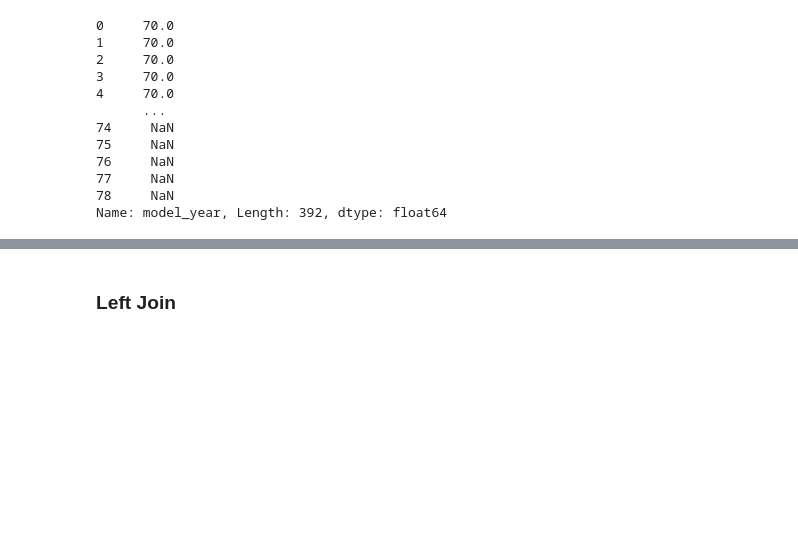
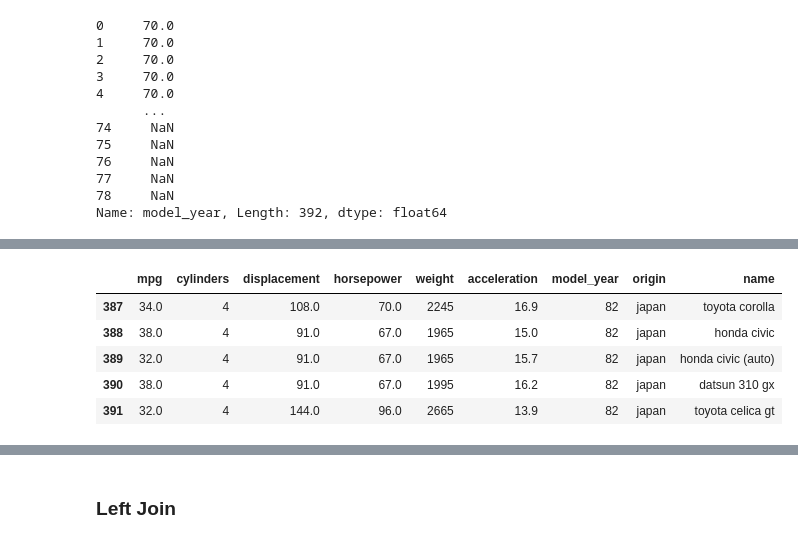
Before and after one commit to jho97/data-analyst-week-2, a Jupyter notebook: may_26/personal_work/Exercise_12.ipynb, the cells around one changed output, grey strips where cells are left out. Drawn from its saved outputs; the diff is of its cells as text; code cells hidden in the pictures; blank space fills up the shorter version.

```diff
--- a/may_26/personal_work/Exercise_12.ipynb
+++ b/may_26/personal_work/Exercise_12.ipynb
@@ -92,0 +110,12 @@ Name: model_year, Length: 392, dtype: float64
+# %%
+cars_all2 = pd.concat([cars_data, cars_jp], ignore_index=True)
+# %%
+cars_all2.head()
+cars_all2.tail()
+# %% [output]
+|  | mpg | cylinders | displacement | horsepower | weight | acceleration | model_year | origin | name |
+| 387 | 34.0 | 4 | 108.0 | 70.0 | 2245 | 16.9 | 82 | japan | toyota corolla |
+| 388 | 38.0 | 4 | 91.0 | 67.0 | 1965 | 15.0 | 82 | japan | honda civic |
+| 389 | 32.0 | 4 | 91.0 | 67.0 | 1965 | 15.7 | 82 | japan | honda civic (auto) |
+| 390 | 38.0 | 4 | 91.0 | 67.0 | 1995 | 16.2 | 82 | japan | datsun 310 gx |
+| 391 | 32.0 | 4 | 144.0 | 96.0 | 2665 | 13.9 | 82 | japan | toyota celica gt |
```
Also changed, not shown: parts of 79 cells of this notebook.
